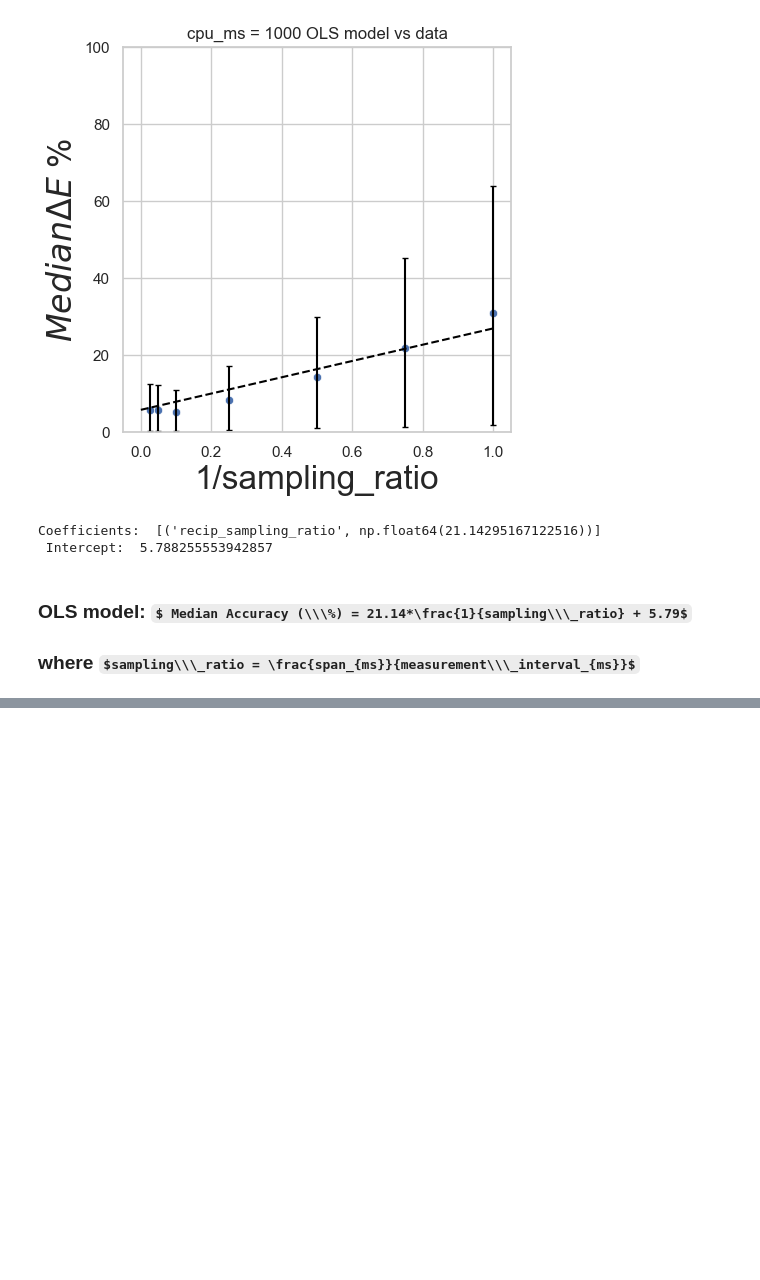
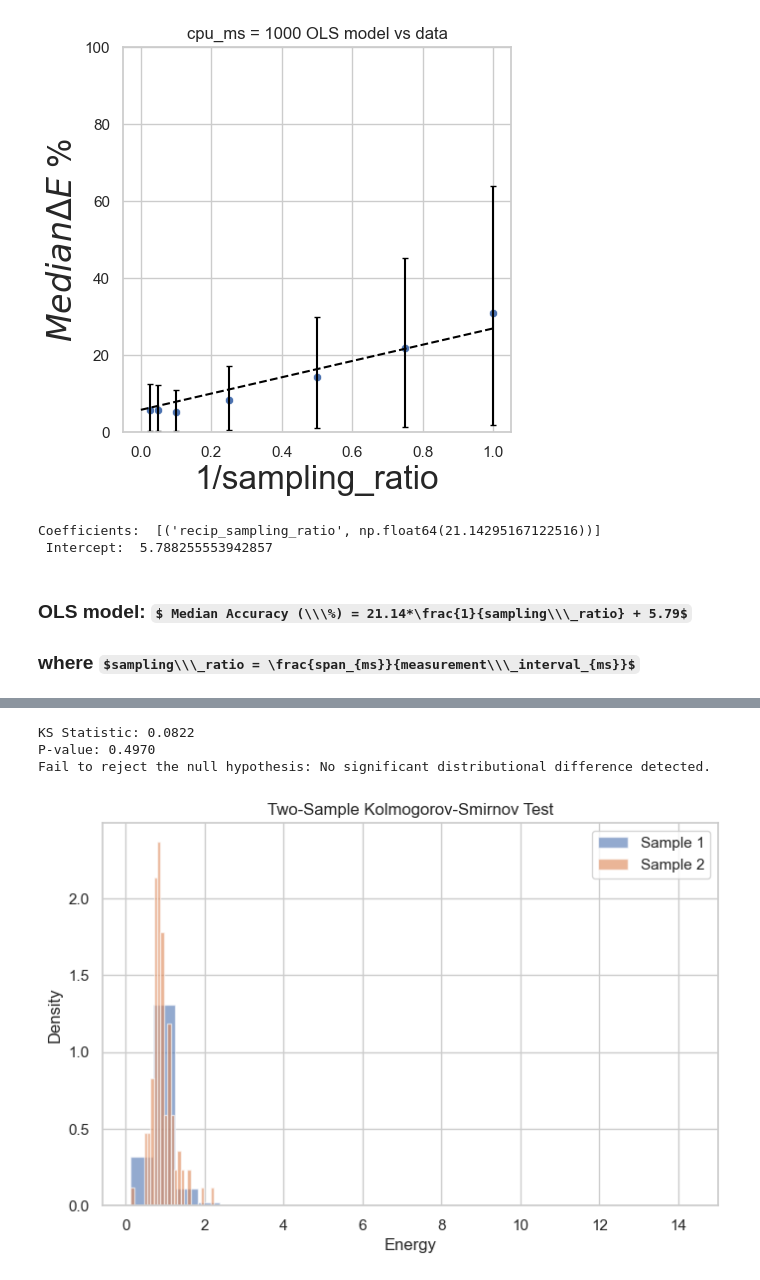
Before and after one commit to tedscott/SideProjects, a Jupyter notebook: E2EGHG/AccuracyModelingProcess.ipynb, the cells around one changed output, grey strips where cells are left out. Cells and saved outputs as stored; diff of their text form; code cells hidden in the pictures; some formulas as TeX source; blank space fills up the shorter version.

```diff
--- a/E2EGHG/AccuracyModelingProcess.ipynb
+++ b/E2EGHG/AccuracyModelingProcess.ipynb
@@ -428,0 +560,7 @@ Coefficients:  [('recip_sampling_ratio', np.float64(21.14295167122516))]
+# %%
+ks_compare_dist(df_250.energy_joules_span, df_sample_250.energy_joules_span)
+# %% [output]
+KS Statistic: 0.0822
+P-value: 0.4970
+Fail to reject the null hypothesis: No significant distributional difference detected.
+[figure, added]
```
Also changed, not shown: parts of 63 cells of this notebook, 2 other files.
